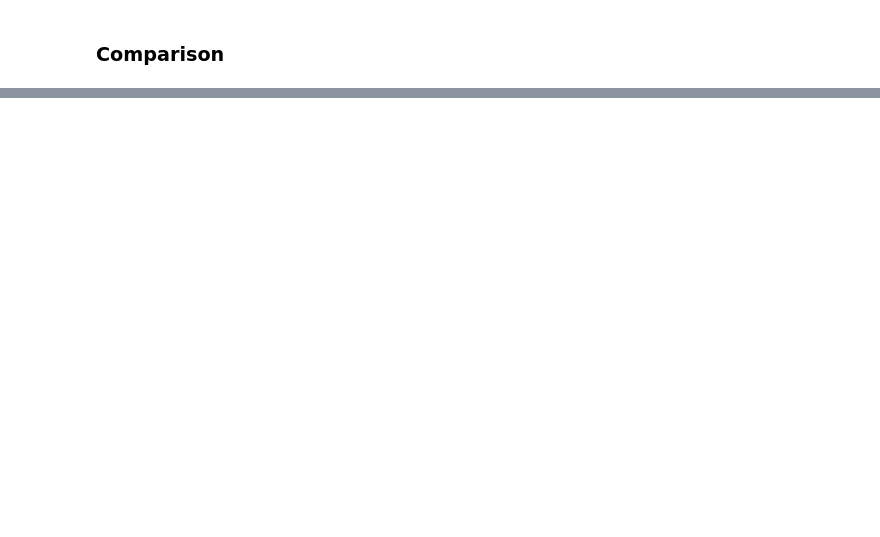
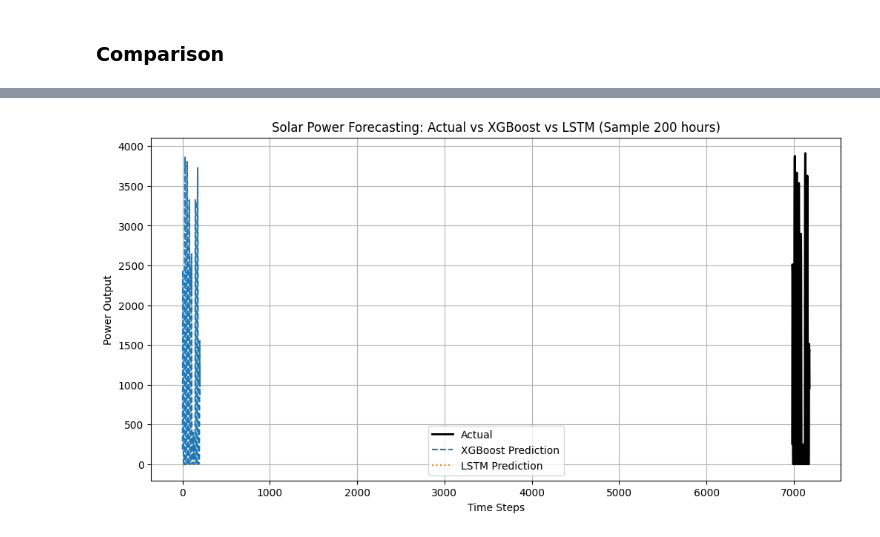
Before and after one commit to Zuhair0000/FYP-Research, a Jupyter notebook: FYP_research.ipynb, the cells around one changed output, grey strips where cells are left out. Cells and saved outputs as stored; diff of their text form; code cells hidden in the pictures; blank space fills up the shorter version.

```diff
--- a/FYP_research.ipynb
+++ b/FYP_research.ipynb
@@ -704,7 +695,7 @@ def plot_comparison(y_test, preds_ml, preds_dl, target="Solar", model_ml="XGBoos
     - n: number of samples to plot
     """
     plt.figure(figsize=(12,6))
-    plt.plot(y_test.values[:n], label="Actual", color="black", linewidth=2)
+    plt.plot(y_test[:n], label="Actual", color="black", linewidth=2)
     plt.plot(preds_ml[:n], label=f"{model_ml} Prediction", linestyle="--")
     plt.plot(preds_dl[:n], label=f"{model_dl} Prediction", linestyle=":")
 
@@ -716,13 +707,9 @@ def plot_comparison(y_test, preds_ml, preds_dl, target="Solar", model_ml="XGBoos
     plt.show()
 # %%
 # Solar: XGBoost vs LSTM
-
-# ✅ ML uses the original tabular test set
-preds_ml_solar = xgb_solar.predict(X_test_solar)
-
-# ✅ DL uses the sequence test set
+preds_ml_solar = xgb_solar.predict(X_test_solar_ml)
 preds_dl_solar = lstm_solar.predict(X_test_solar_dl).flatten()
 
-plot_comparison(y_test_solar, preds_ml_solar, preds_dl_solar,
+plot_comparison(y_test_solar_ml, preds_ml_solar, preds_dl_solar,
                 target="Solar", model_ml="XGBoost", model_dl="LSTM")
 # %% [output]
@@ -730,2 +717,3 @@ ValueError: Feature shape mismatch, expected: 4, got 24
+[figure, added]
 # %%
 # Wind: XGBoost vs GRU
```
Also changed, not shown: parts of 21 cells of this notebook.
